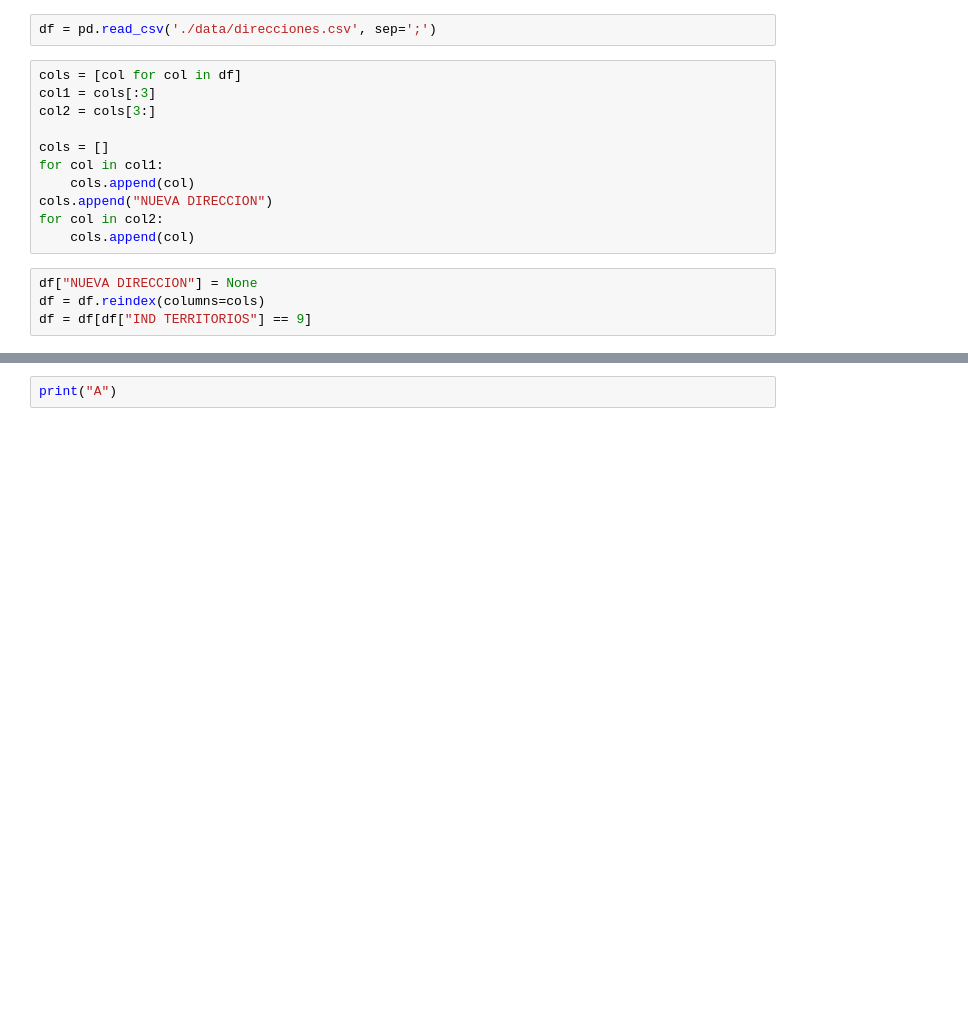
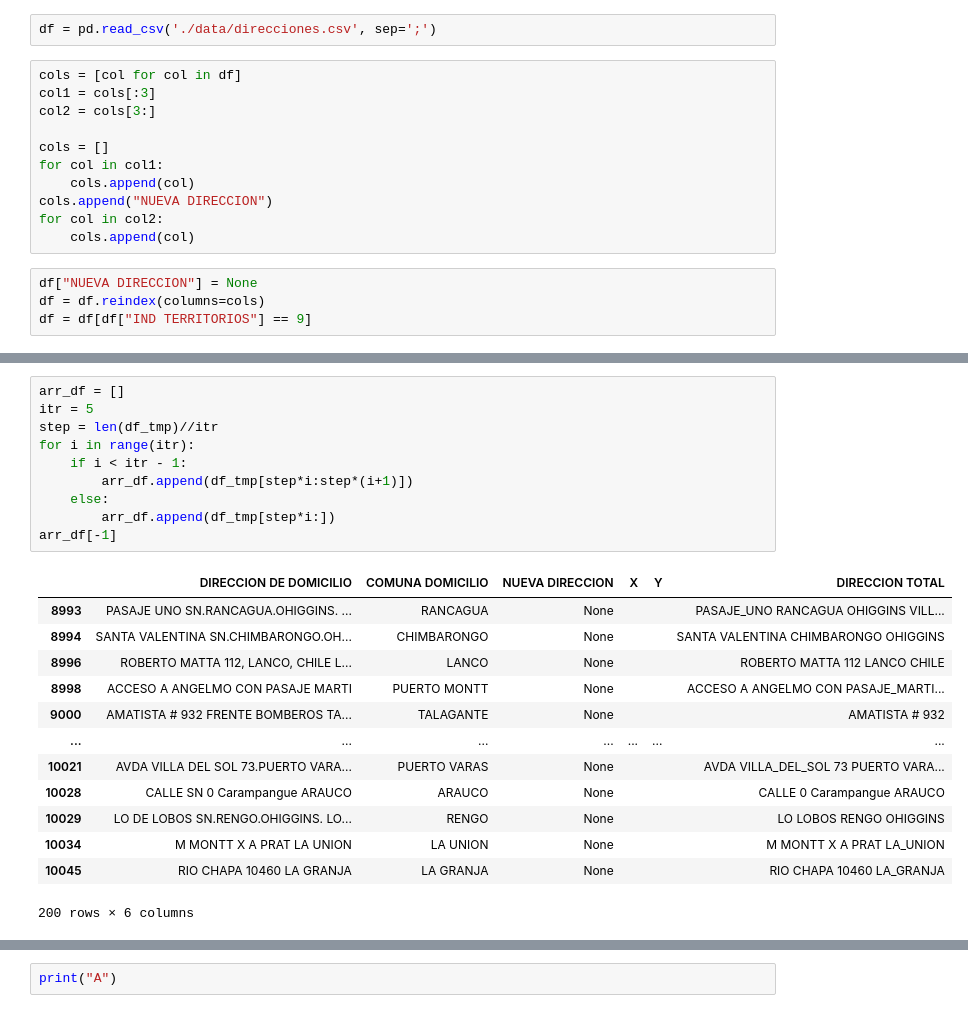
Before and after one commit to Luis-ntonio/iteration_adresses, a Jupyter notebook: addresses2.ipynb, the cells around one changed output, grey strips where cells are left out. Drawn from its saved outputs; the diff is of its cells as text; blank space fills up the shorter version.

```diff
--- a/addresses2.ipynb
+++ b/addresses2.ipynb
@@ -29,3 +62,27 @@ df_tmp
+# %%
+arr_df = []
+itr = 5
+step = len(df_tmp)//itr
+for i in range(itr):
+    if i < itr - 1:
+        arr_df.append(df_tmp[step*i:step*(i+1)])
+    else:
+        arr_df.append(df_tmp[step*i:])
+arr_df[-1]
+# %% [output]
+|  | DIRECCION DE DOMICILIO | COMUNA DOMICILIO | NUEVA DIRECCION | X | Y | DIRECCION TOTAL |
+| 8993 | PASAJE UNO SN.RANCAGUA.OHIGGINS. ... | RANCAGUA | None |  |  | PASAJE_UNO RANCAGUA OHIGGINS VILL... |
+| 8994 | SANTA VALENTINA SN.CHIMBARONGO.OH... | CHIMBARONGO | None |  |  | SANTA VALENTINA CHIMBARONGO OHIGGINS |
+| 8996 | ROBERTO MATTA 112, LANCO, CHILE L... | LANCO | None |  |  | ROBERTO MATTA 112 LANCO CHILE |
+| 8998 | ACCESO A ANGELMO CON PASAJE MARTI | PUERTO MONTT | None |  |  | ACCESO A ANGELMO CON PASAJE_MARTI... |
+| 9000 | AMATISTA # 932 FRENTE BOMBEROS TA... | TALAGANTE | None |  |  | AMATISTA # 932 |
+| ... | ... | ... | ... | ... | ... | ... |
+| 10021 | AVDA VILLA DEL SOL 73.PUERTO VARA... | PUERTO VARAS | None |  |  | AVDA VILLA_DEL_SOL 73 PUERTO VARA... |
+| 10028 | CALLE SN 0 Carampangue ARAUCO | ARAUCO | None |  |  | CALLE 0 Carampangue ARAUCO |
+| 10029 | LO DE LOBOS SN.RENGO.OHIGGINS. LO... | RENGO | None |  |  | LO LOBOS RENGO OHIGGINS |
+| 10034 | M MONTT X A PRAT LA UNION | LA UNION | None |  |  | M MONTT X A PRAT LA_UNION |
+| 10045 | RIO CHAPA 10460 LA GRANJA | LA GRANJA | None |  |  | RIO CHAPA 10460 LA_GRANJA |
+200 rows × 6 columns
 # %%
 import dask.dataframe as dd
 import pandas as pd
```
Also changed, not shown: parts of 8 cells of this notebook, 12 other files.
